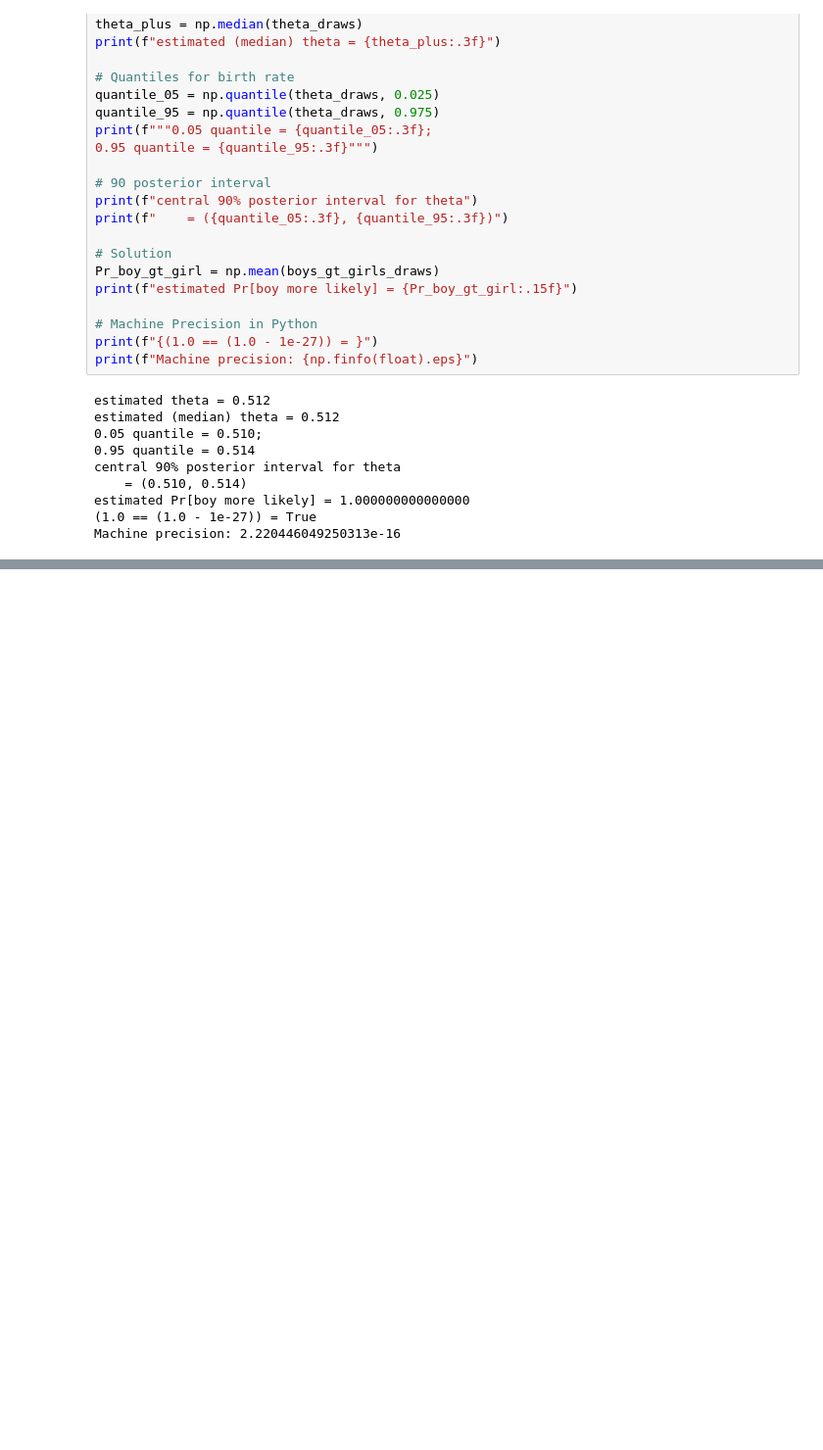
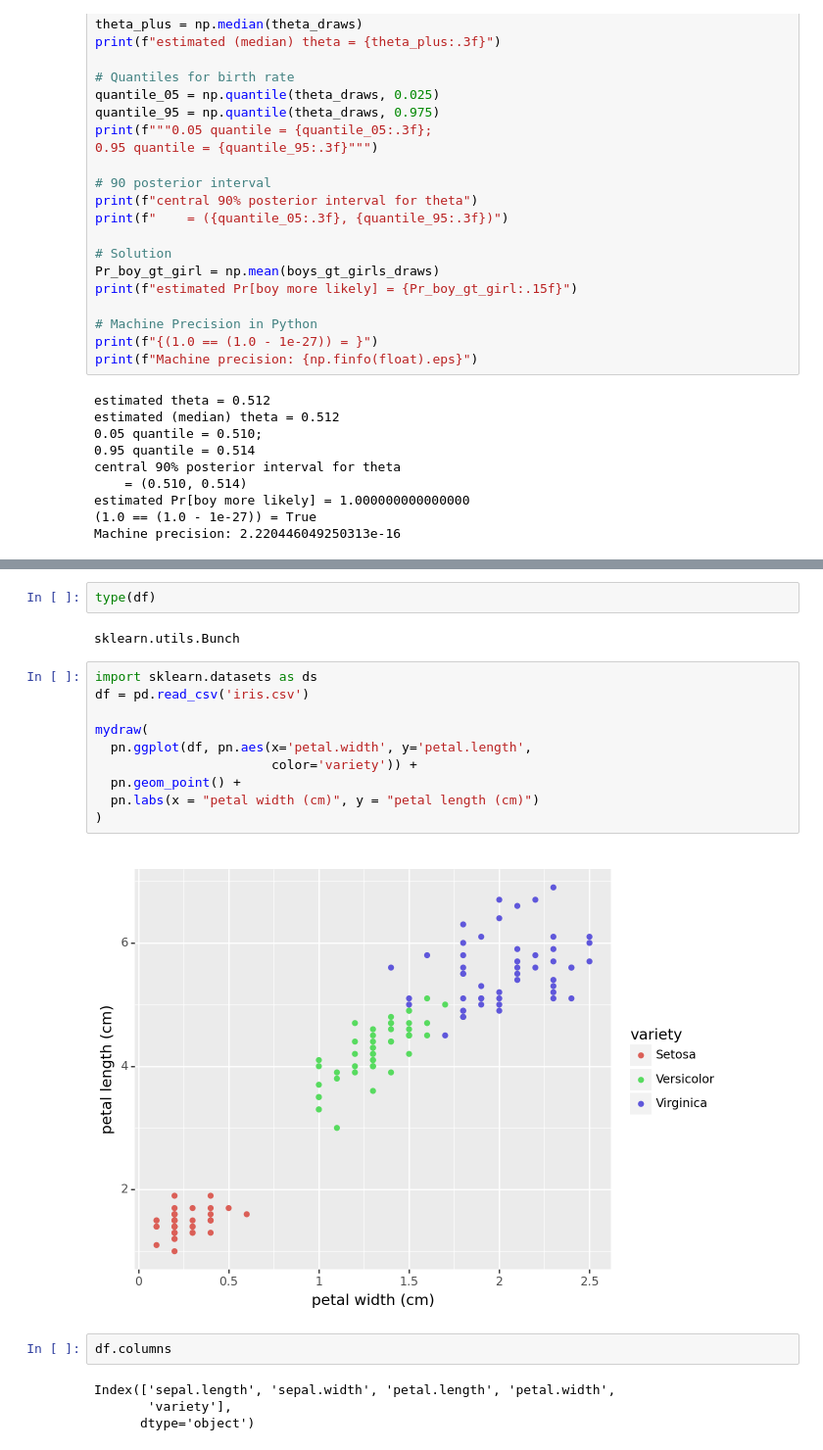
Before and after one commit to emmanuelmokel/PPL-practice, a Jupyter notebook: Stan/pystan_intro.ipynb, the cells around one changed output, grey strips where cells are left out. Shown at 98% size. Drawn from its saved outputs; the diff is of its cells as text; blank space fills up the shorter version.

```diff
--- a/Stan/pystan_intro.ipynb
+++ b/Stan/pystan_intro.ipynb
@@ -383,0 +432,22 @@ sample.summary(sig_figs = 3)
+# %%
+type(df)
+# %% [output]
+sklearn.utils.Bunch
+# %%
+import sklearn.datasets as ds
+df = pd.read_csv('iris.csv')
+
+mydraw(
+  pn.ggplot(df, pn.aes(x='petal.width', y='petal.length',
+                       color='variety')) +
+  pn.geom_point() +
+  pn.labs(x = "petal width (cm)", y = "petal length (cm)")
+)
+# %% [output]
+[figure, added]
+# %%
+df.columns
+# %% [output]
+Index(['sepal.length', 'sepal.width', 'petal.length', 'petal.width',
+       'variety'],
+      dtype='object')
```
Also changed, not shown: parts of 14 cells of this notebook, 7 other files.
